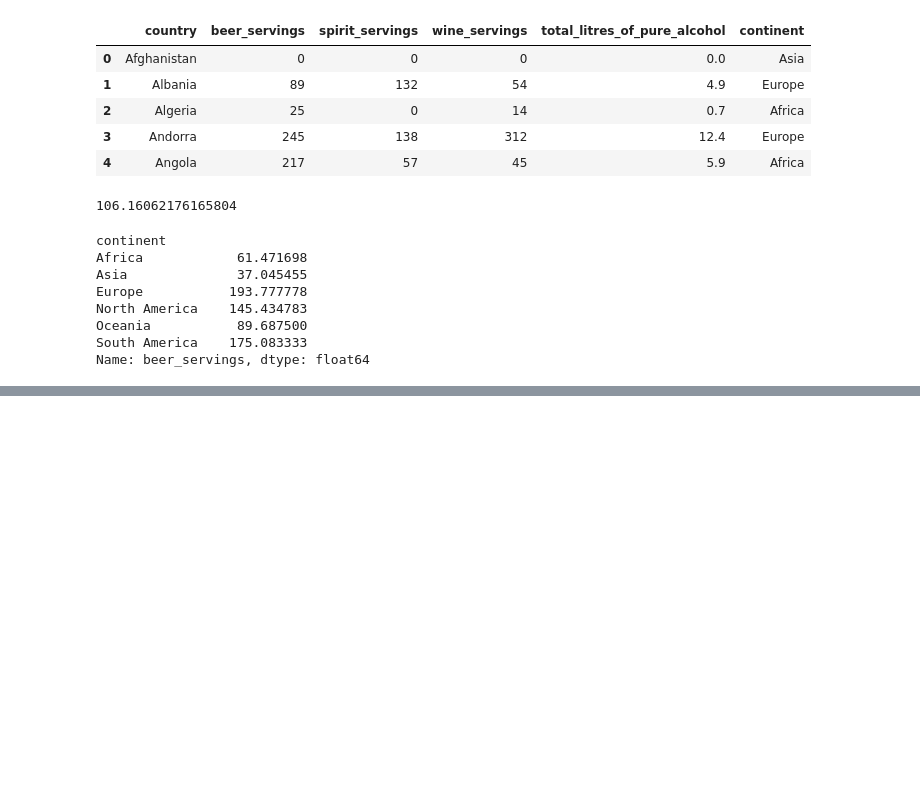
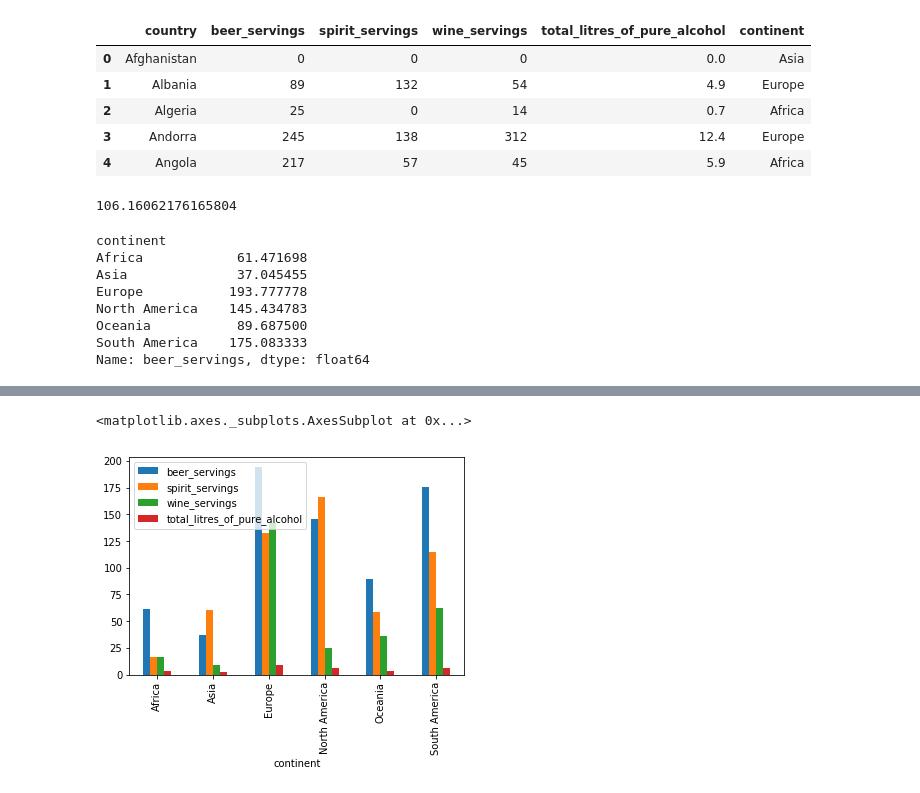
Before and after one commit to Karn-Tiwari-3003/Data-Analytics, a Jupyter notebook: DA Week 1( Data Science 2).ipynb, the cells around one changed output, grey strips where cells are left out. Drawn from its saved outputs; the diff is of its cells as text; code cells hidden in the pictures; blank space fills up the shorter version.

```diff
--- a/DA Week 1( Data Science 2).ipynb
+++ b/DA Week 1( Data Science 2).ipynb
@@ -28,0 +54,5 @@ Name: beer_servings, dtype: float64
+# %%
+drinks.groupby('continent').mean().plot(kind = 'bar')
+# %% [output]
+<matplotlib.axes._subplots.AxesSubplot at 0x...>
+[figure, added]
```
Also changed, not shown: parts of 143 cells of this notebook, 4 other files.
